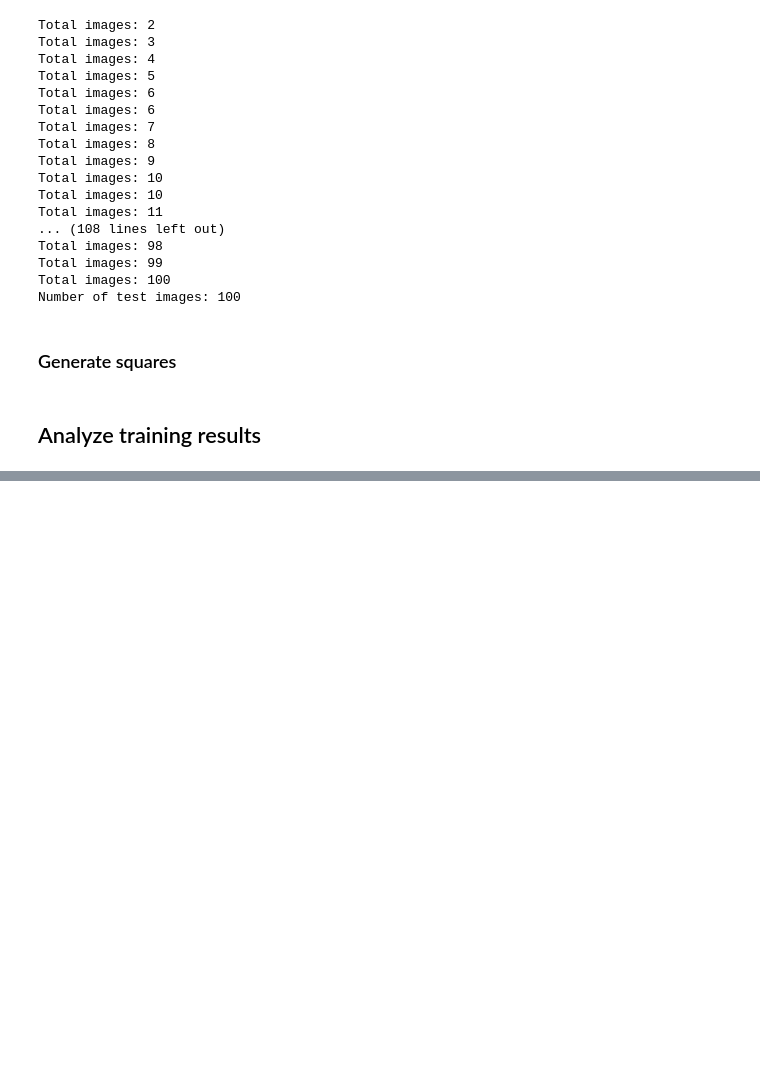
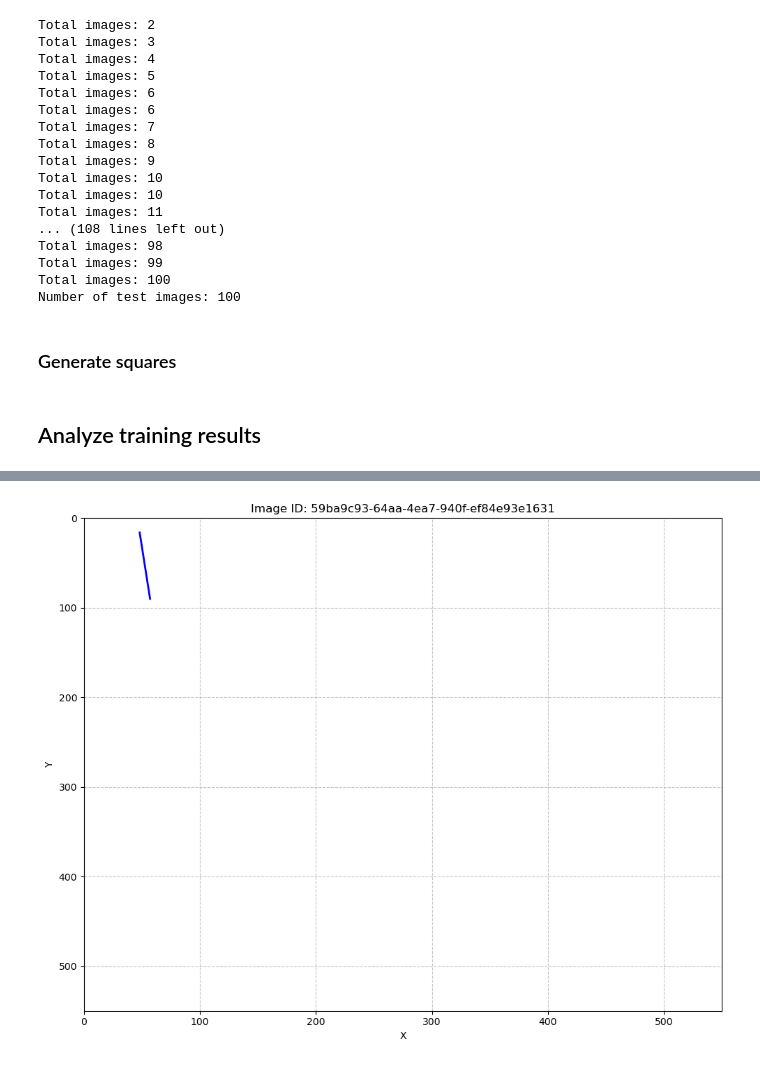
Before and after one commit to NaturalAGI-Lab/NaturalAGI, a Jupyter notebook: src/training/qualitative_features.ipynb, the cells around one changed output, grey strips where cells are left out. Saved outputs shown, nothing was run; the diff lists cells and outputs as text; code cells hidden in the pictures; blank space fills up the shorter version.

```diff
--- a/src/training/qualitative_features.ipynb
+++ b/src/training/qualitative_features.ipynb
@@ -262,3 +120,88 @@ plt.show()
+# %%
+import json
+import matplotlib.pyplot as plt
+import math
+
+# Your JSON data as a string (remove the timestamps)
+json_str = '''
+{
+	"operation": "train",
+	"image_id": "59ba9c93-64aa-4ea7-940f-ef84e93e1631",
+	"lines": [
+		{
+			"id": "a7b7f7e0-9f57-40f5-8c2a-64e6c523335c",
+			"x1": 48,
+			"y1": 16,
+			"x2": 57,
+			"y2": 90,
+			"length": 74
+		}
+	],
+	"parameters": {
+		"concept_name": "mnist_one",
+		"image_path": "/opt/nuclio/shared_storage/mnist_ones/mnist_one_00003.png",
+		"session_id": "d01e0791-9903-4b27-8a22-0b6cfde490a5"
+	},
+	"angle_points": []
+}
+'''
+
+# Parse the JSON data
+data = json.loads(json_str)
+
+# Create a new figure
+plt.figure(figsize=(10, 8))
+
+# Function to calculate angle between two lines
+def calculate_angle(line1, line2):
+    dx1 = line1['x2'] - line1['x1']
+    dy1 = line1['y2'] - line1['y1']
+    dx2 = line2['x2'] - line2['x1']
+    dy2 = line2['y2'] - line2['y1']
+
+    angle1 = math.atan2(dy1, dx1)
+    angle2 = math.atan2(dy2, dx2)
+
+    angle = abs(angle1 - angle2)
+    angle = min(angle, 2*math.pi - angle)
+    return math.degrees(angle)
+
+# Plot lines and calculate all angles
+lines = data['lines']
+for i, line in enumerate(lines):
+    plt.plot([line['x1'], line['x2']], [line['y1'], line['y2']], 'b-', linewidth=2)
+
+    for j, other_line in enumerate(lines[i+1:], start=i+1):
+        angle = calculate_angle(line, other_line)
+        mid_x = (line['x1'] + line['x2'] + other_line['x1'] + other_line['x2']) / 4
+        mid_y = (line['y1'] + line['y2'] + other_line['y1'] + other_line['y2']) / 4
+        plt.text(mid_x, mid_y, f"{angle:.1f}°", fontsize=8, ha='center', va='center', color='gray')
+
+# Plot angle points from JSON
+for point in data['angle_points']:
+    plt.plot(point['x'], point['y'], 'ro', markersize=8)
+    plt.text(point['x'], point['y'], f"{point['angle']}°", fontsize=10, ha='right', va='bottom', color='red')
+
+# Set the axis limits
+plt.xlim(0, 550)
+plt.ylim(0, 550)
+
+# Invert the y-axis to match image coordinates
+plt.gca().invert_yaxis()
+
+# Add labels and title
+plt.xlabel('X')
+plt.ylabel('Y')
+plt.title(f"Image ID: {data['image_id']}")
+
+# Add a grid
+plt.grid(True, linestyle='--', alpha=0.7)
+
+# Show the plot
+plt.tight_layout()
+plt.show()
+# %% [output]
+[figure, added]
 # %%
 import json
 import math
```
Also changed, not shown: parts of 1 cell of this notebook, 6 other files.
